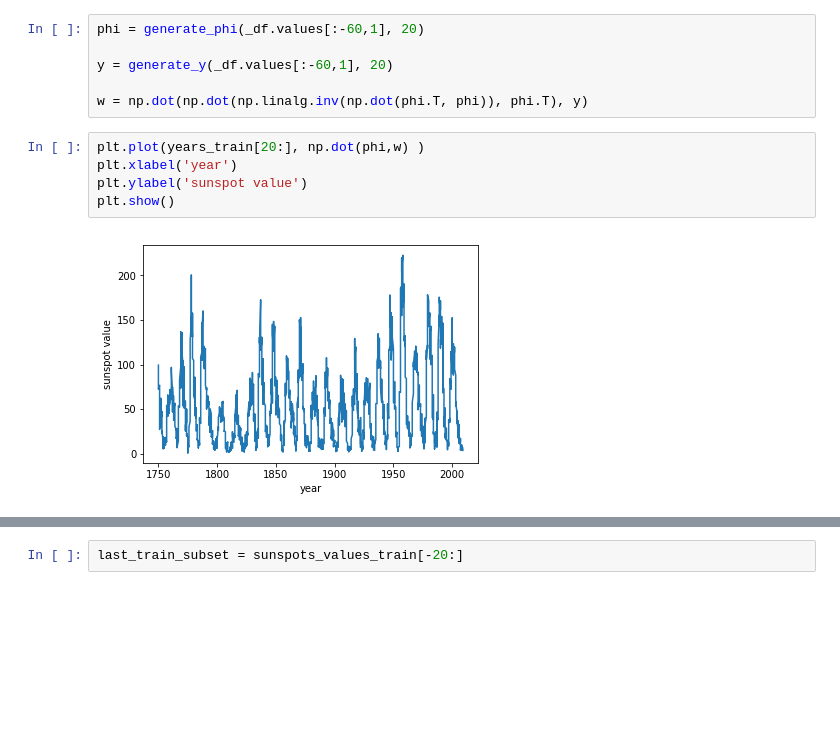
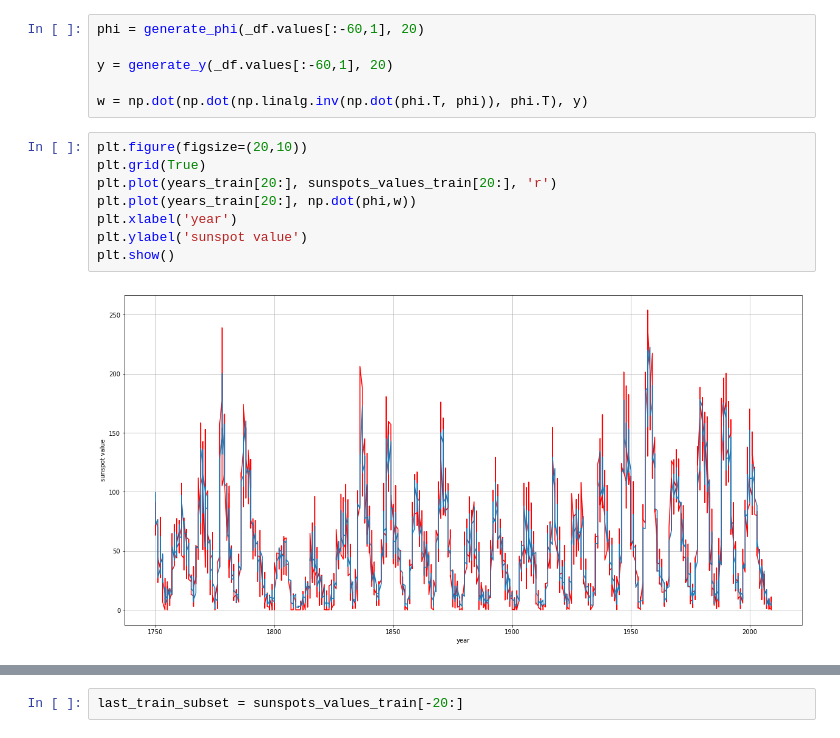
Before and after one commit to douglashsabreu/MachineLearning, a Jupyter notebook: LinearRegression/Sunspot Linear Regression.ipynb, the cells around one changed output, grey strips where cells are left out. Saved outputs shown, nothing was run; the diff lists cells and outputs as text; blank space fills up the shorter version.

Commit message:
Sunspot prediction fixed. Graphs generated.

```diff
--- a/LinearRegression/Sunspot Linear Regression.ipynb
+++ b/LinearRegression/Sunspot Linear Regression.ipynb
@@ -154,9 +159,12 @@ y = generate_y(_df.values[:-60,1], 20)
 
 w = np.dot(np.dot(np.linalg.inv(np.dot(phi.T, phi)), phi.T), y)
 # %%
-plt.plot(years_train[20:], np.dot(phi,w) )
+plt.figure(figsize=(20,10))
+plt.grid(True)
+plt.plot(years_train[20:], sunspots_values_train[20:], 'r')
+plt.plot(years_train[20:], np.dot(phi,w))
 plt.xlabel('year')
 plt.ylabel('sunspot value')
 plt.show()
 # %% [output]
-[figure, old version]
+[figure, new version]
```
Also changed, not shown: parts of 11 cells of this notebook.
